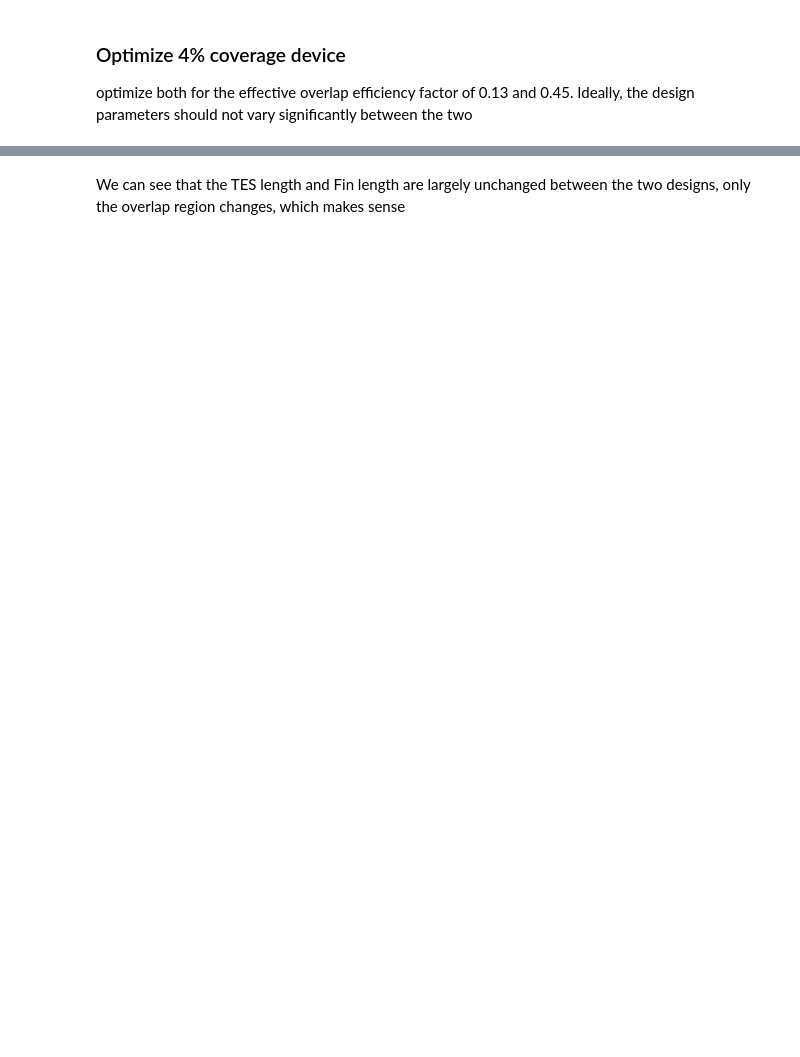
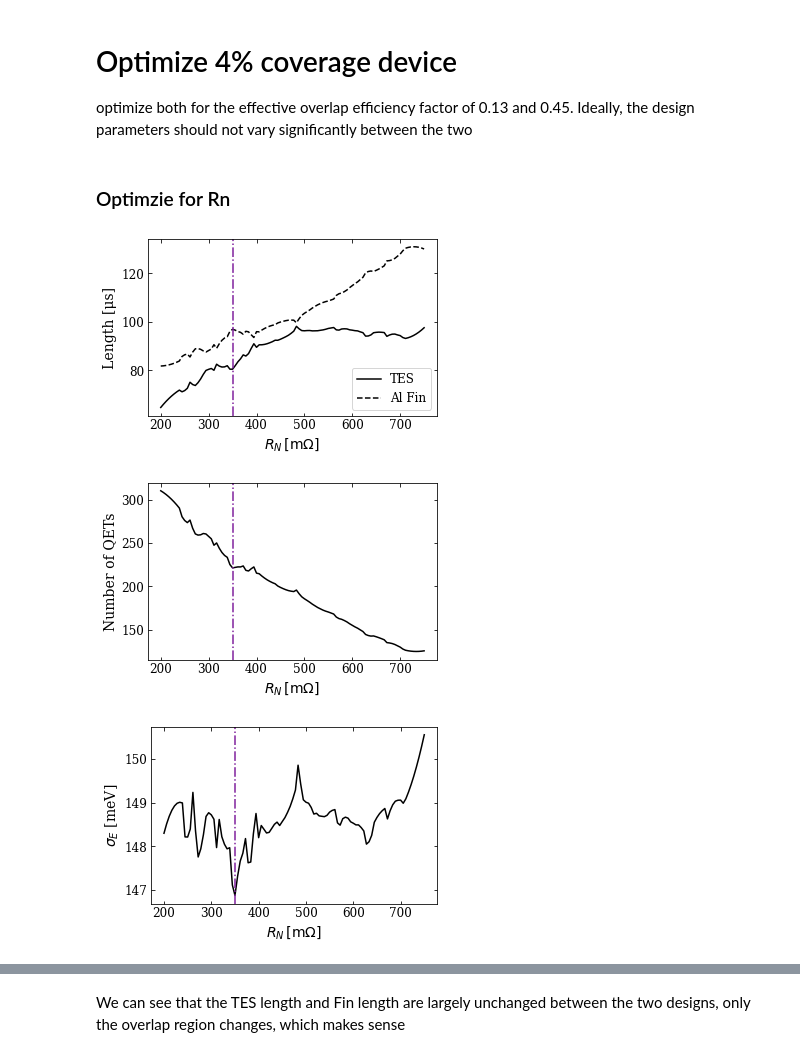
Before and after one commit to cwfink/cm_det_opt, a Jupyter notebook: 4_percent_cov.ipynb, the cells around one changed output, grey strips where cells are left out. Saved outputs shown, nothing was run; the diff lists cells and outputs as text; code cells hidden in the pictures; blank space fills up the shorter version.

```diff
--- a/4_percent_cov.ipynb
+++ b/4_percent_cov.ipynb
@@ -7,4 +1,4 @@ import matplotlib.pyplot as plt
 # %% [markdown]
-### Optimize 4% coverage device
+# Optimize 4% coverage device
 
 optimize both for the effective overlap efficiency factor of 0.13 and 0.45. Ideally, the design parameters should not vary significantly between the two
@@ -10,0 +41,2 @@ optimize both for the effective overlap efficiency factor of 0.13 and 0.45. Idea
+# %% [markdown]
+### Optimzie for Rn
@@ -11,3 +124,38 @@ optimize both for the effective overlap efficiency factor of 0.13 and 0.45. Idea
+# %%
+plt.figure(figsize=(5, 5*2/3))
+#plt.plot(res_n*1e3, length*1e6)
+plt.plot(res_n*1e3, savgol_filter(length, 15, 2)*1e6, linestyle='-', color='k',
+         label='TES')
+plt.ylabel('Length [μs]')
+plt.xlabel(r'$R_N\, [\mathrm{m}\Omega]$')
+plt.plot(res_n*1e3, savgol_filter(fin, 15, 2)*1e6, linestyle='--', color='k',
+         label='Al Fin')
+plt.axvline(350, color='xkcd:purple', linestyle='-.')
+plt.legend()
+plt.tight_layout()
+plt.savefig('./length_vs_rn.pdf')
+
+
+plt.figure(figsize=(5, 5*2/3))
+#plt.plot(res_n*1e3, ntes)
+plt.plot(res_n*1e3, savgol_filter(ntes, 15, 2), color='k')
+plt.ylabel('Number of QETs')
+plt.xlabel(r'$R_N\, [\mathrm{m}\Omega]$')
+plt.axvline(350, color='xkcd:purple', linestyle='-.')
+plt.tight_layout()
+plt.savefig('./ntes_vs_rn.pdf')
+
+plt.figure(figsize=(5, 5*2/3))
+plt.plot(res_n*1e3, savgol_filter(res, 15, 2)*1e3, color='k')
+plt.ylabel(r'$\sigma_E$ [meV]')
+plt.xlabel(r'$R_N\, [\mathrm{m}\Omega]$')
+plt.axvline(350, color='xkcd:purple', linestyle='-.')
+plt.tight_layout()
+plt.savefig('./eres_vs_rn.pdf')
+# %% [output]
+[figure, added]
+[figure, added]
+[figure, added]
 # %%
 desired_coverage = 0.04
 
```
Also changed, not shown: parts of 7 cells of this notebook, 12 other files.
